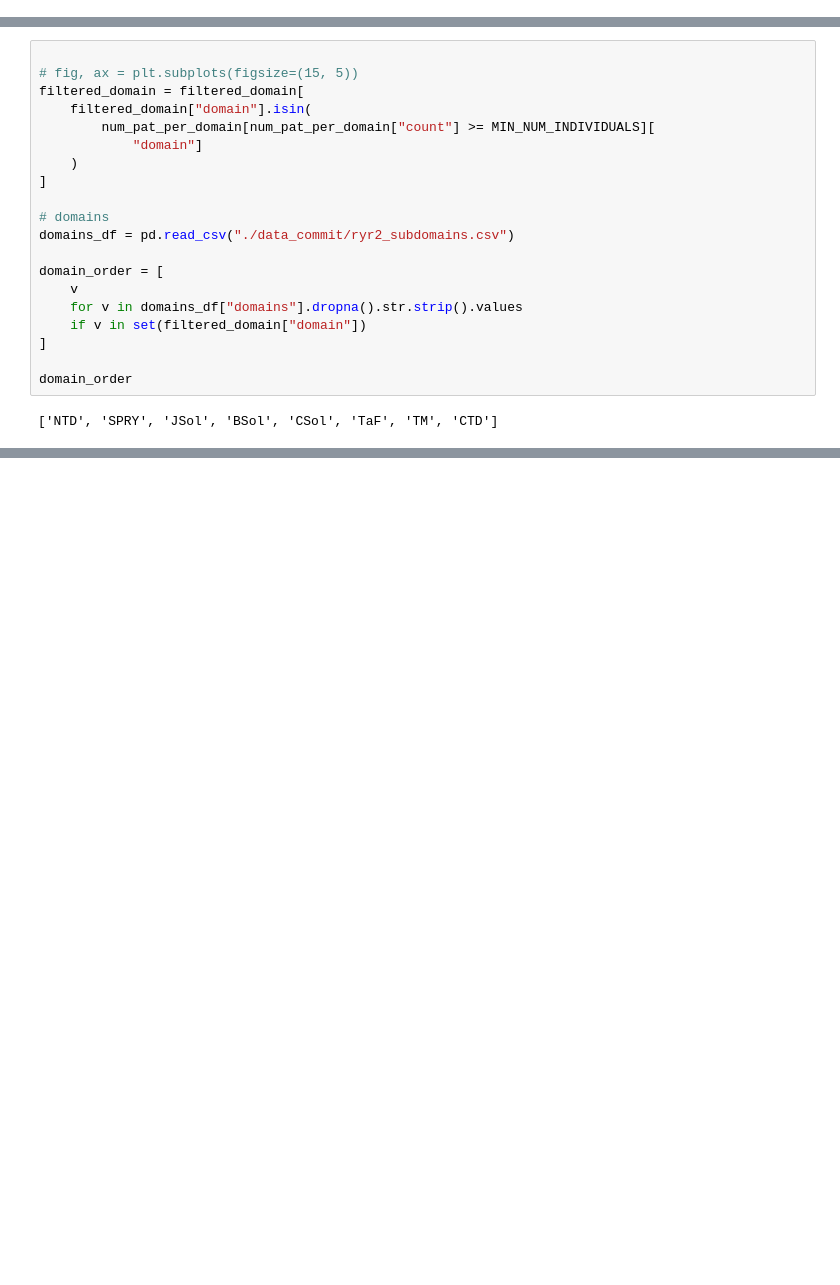
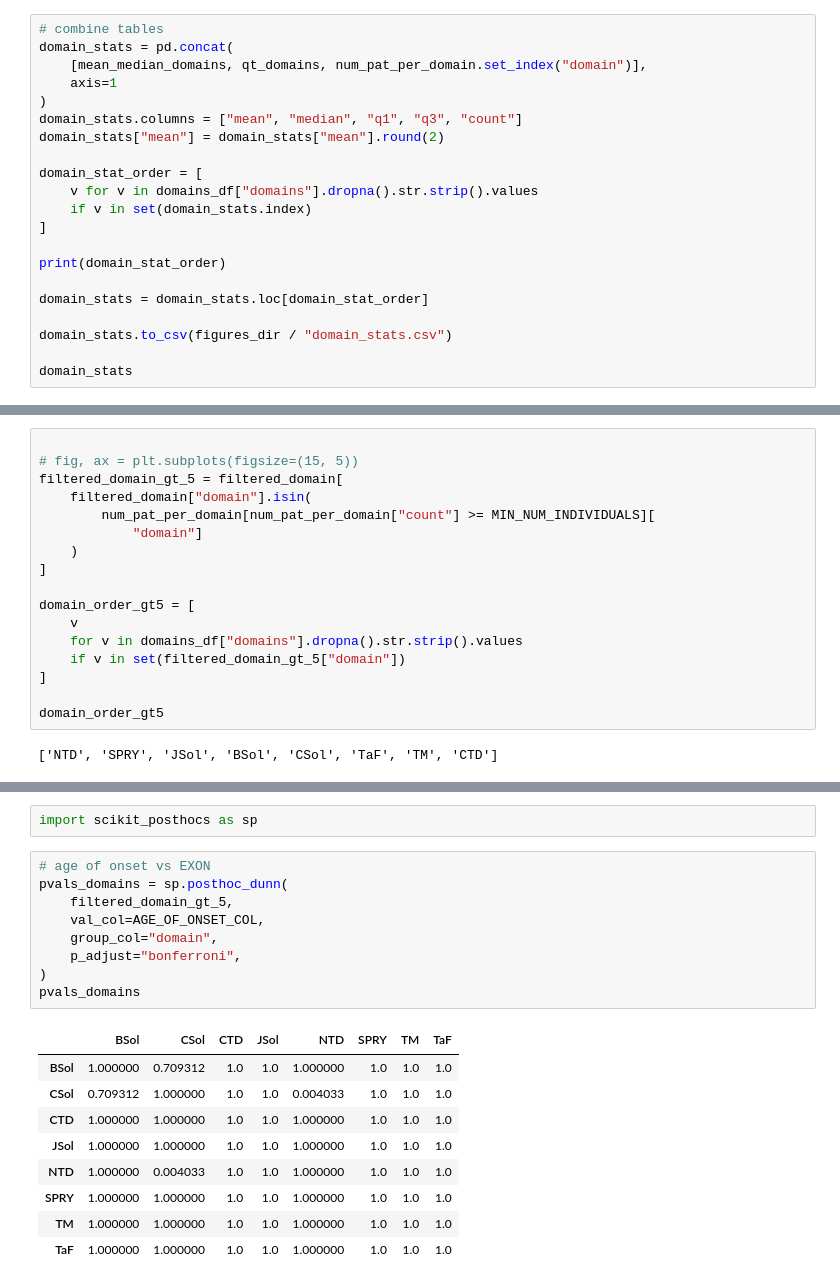
Before and after one commit to alexdaiii/cpvt_database_analysis, a Jupyter notebook: analysis/06_age_of_onsets.ipynb, the cells around one changed output, grey strips where cells are left out. Cells and saved outputs as stored; diff of their text form; blank space fills up the shorter version.

```diff
--- a/analysis/06_age_of_onsets.ipynb
+++ b/analysis/06_age_of_onsets.ipynb
@@ -261,0 +309,21 @@ num_pat_per_domain
+# %%
+# combine tables
+domain_stats = pd.concat(
+    [mean_median_domains, qt_domains, num_pat_per_domain.set_index("domain")],
+    axis=1
+)
+domain_stats.columns = ["mean", "median", "q1", "q3", "count"]
+domain_stats["mean"] = domain_stats["mean"].round(2)
+
+domain_stat_order = [
+    v for v in domains_df["domains"].dropna().str.strip().values
+    if v in set(domain_stats.index)
+]
+
+print(domain_stat_order)
+
+domain_stats = domain_stats.loc[domain_stat_order]
+
+domain_stats.to_csv(figures_dir / "domain_stats.csv")
+
+domain_stats
@@ -262,23 +343,20 @@ num_pat_per_domain
 # %%
 
 # fig, ax = plt.subplots(figsize=(15, 5))
-filtered_domain = filtered_domain[
+filtered_domain_gt_5 = filtered_domain[
     filtered_domain["domain"].isin(
         num_pat_per_domain[num_pat_per_domain["count"] >= MIN_NUM_INDIVIDUALS][
             "domain"]
     )
 ]
 
-# domains
-domains_df = pd.read_csv("./data_commit/ryr2_subdomains.csv")
-
-domain_order = [
+domain_order_gt5 = [
     v
     for v in domains_df["domains"].dropna().str.strip().values
-    if v in set(filtered_domain["domain"])
+    if v in set(filtered_domain_gt_5["domain"])
 ]
 
-domain_order
+domain_order_gt5
 # %% [output]
 ['NTD', 'SPRY', 'JSol', 'BSol', 'CSol', 'TaF', 'TM', 'CTD']
 # %%
@@ -327,0 +417,21 @@ plt.show()
+# %%
+import scikit_posthocs as sp
+# %%
+# age of onset vs EXON
+pvals_domains = sp.posthoc_dunn(
+    filtered_domain_gt_5,
+    val_col=AGE_OF_ONSET_COL,
+    group_col="domain",
+    p_adjust="bonferroni",
+)
+pvals_domains
+# %% [output]
+|  | BSol | CSol | CTD | JSol | NTD | SPRY | TM | TaF |
+| BSol | 1.000000 | 0.709312 | 1.0 | 1.0 | 1.000000 | 1.0 | 1.0 | 1.0 |
+| CSol | 0.709312 | 1.000000 | 1.0 | 1.0 | 0.004033 | 1.0 | 1.0 | 1.0 |
+| CTD | 1.000000 | 1.000000 | 1.0 | 1.0 | 1.000000 | 1.0 | 1.0 | 1.0 |
+| JSol | 1.000000 | 1.000000 | 1.0 | 1.0 | 1.000000 | 1.0 | 1.0 | 1.0 |
+| NTD | 1.000000 | 0.004033 | 1.0 | 1.0 | 1.000000 | 1.0 | 1.0 | 1.0 |
+| SPRY | 1.000000 | 1.000000 | 1.0 | 1.0 | 1.000000 | 1.0 | 1.0 | 1.0 |
+| TM | 1.000000 | 1.000000 | 1.0 | 1.0 | 1.000000 | 1.0 | 1.0 | 1.0 |
+| TaF | 1.000000 | 1.000000 | 1.0 | 1.0 | 1.000000 | 1.0 | 1.0 | 1.0 |
```
Also changed, not shown: parts of 20 cells of this notebook, 5 other files.
